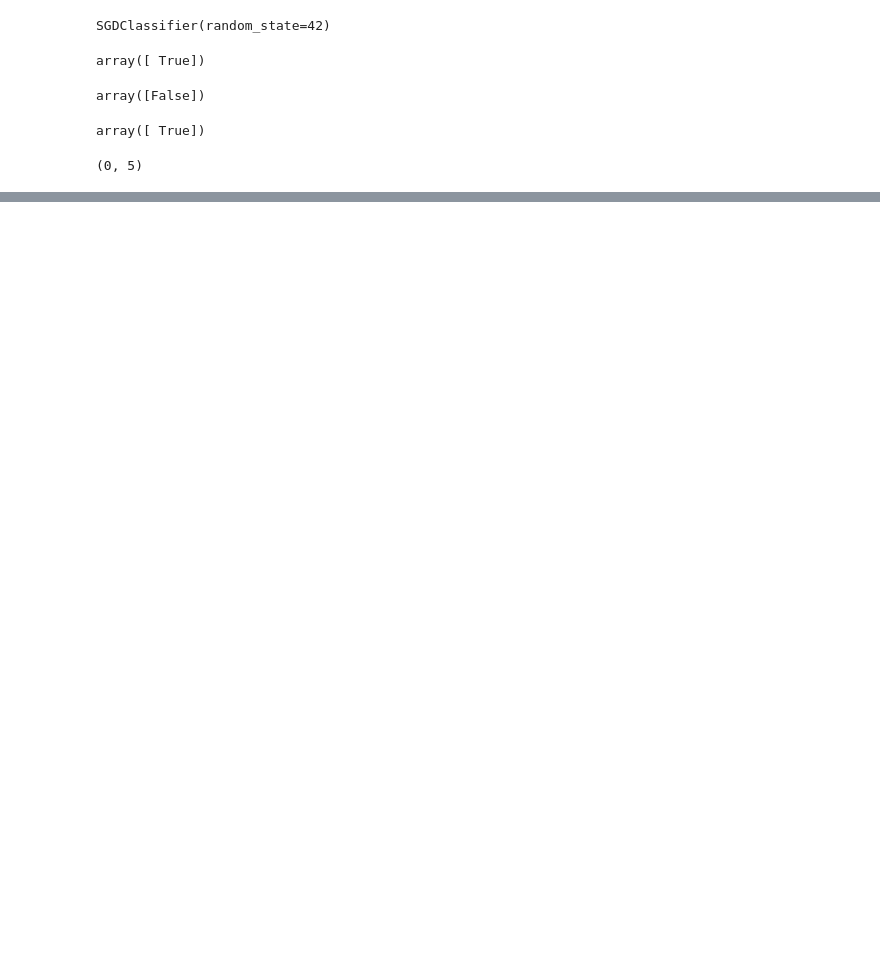
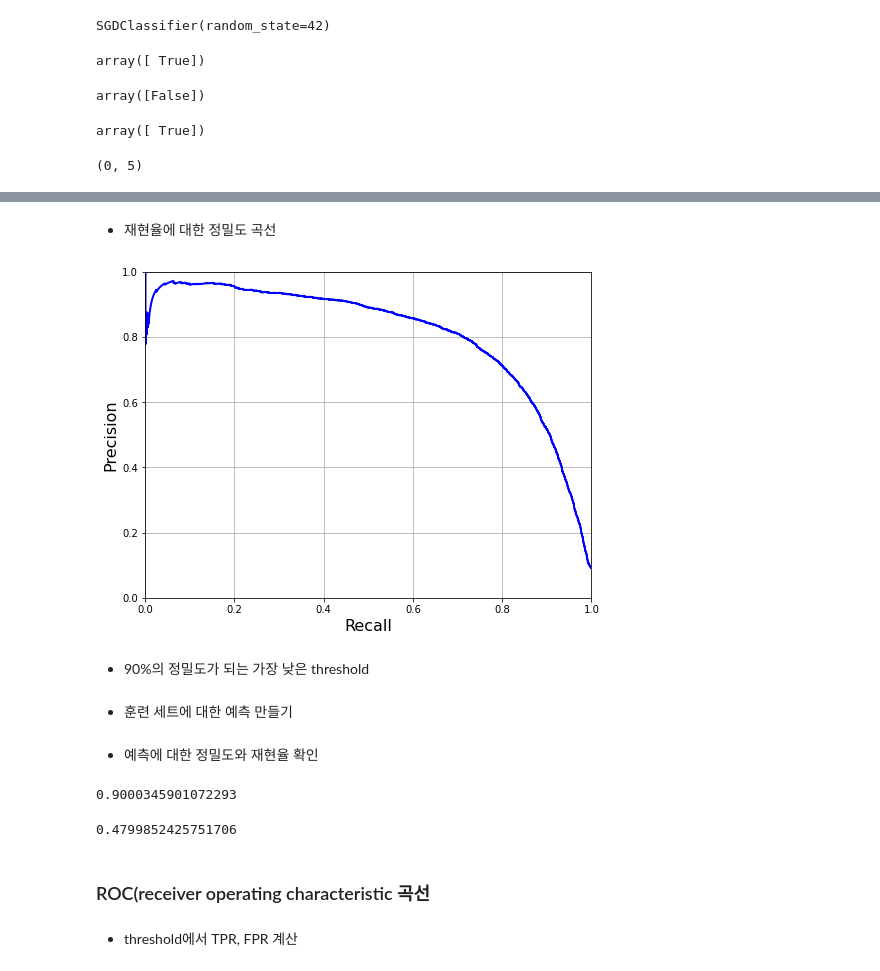
Before and after one commit to Jiho-Hong/handson-ml2, a Jupyter notebook: chapter3/chapter3.ipynb, the cells around one changed output, grey strips where cells are left out. Saved outputs shown, nothing was run; the diff lists cells and outputs as text; code cells hidden in the pictures; blank space fills up the shorter version.

```diff
--- a/chapter3/chapter3.ipynb
+++ b/chapter3/chapter3.ipynb
@@ -101,0 +250,17 @@ y[1], y[11]
+# %% [markdown]
+* 재현율에 대한 정밀도 곡선
+# %%
+def plot_precision_vs_recall(precisions, recalls):
+    plt.plot(recalls, precisions, "b-", linewidth=2)
+    plt.xlabel("Recall", fontsize=16)
+    plt.ylabel("Precision", fontsize=16)
+    plt.axis([0, 1, 0, 1])
+    plt.grid(True)
+
+plt.figure(figsize=(8, 6))
+plot_precision_vs_recall(precisions, recalls)
+plt.show()
+# %% [output]
+[figure, added]
+# %% [markdown]
+* 90%의 정밀도가 되는 가장 낮은 threshold
@@ -101,0 +269,2 @@ y[1], y[11]
+# %% [markdown]
+* 훈련 세트에 대한 예측 만들기
@@ -101,0 +273,14 @@ y[1], y[11]
+# %% [markdown]
+* 예측에 대한 정밀도와 재현율 확인
+# %%
+precision_score(y_train_5, y_train_pred_90)
+# %% [output]
+0.9000345901072293
+# %%
+recall_score(y_train_5, y_train_pred_90)
+# %% [output]
+0.4799852425751706
+# %% [markdown]
+### ROC(receiver operating characteristic 곡선
+# %% [markdown]
+* threshold에서 TPR, FPR 계산
```
Also changed, not shown: parts of 90 cells of this notebook.
